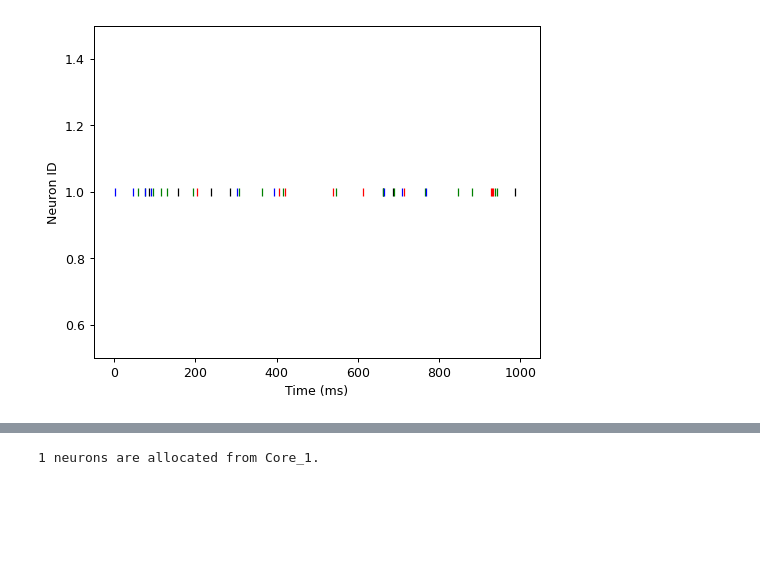
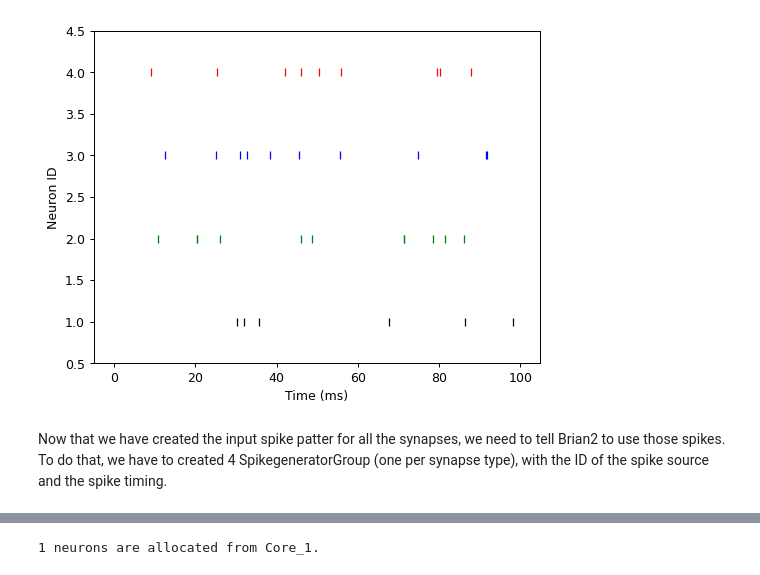
Before and after one commit to ferqui/ARCANA, a Jupyter notebook: docs/examples/dynapse.ipynb, the cells around one changed output, grey strips where cells are left out. Cells and saved outputs as stored; diff of their text form; code cells hidden in the pictures; blank space fills up the shorter version.

```diff
--- a/docs/examples/dynapse.ipynb
+++ b/docs/examples/dynapse.ipynb
@@ -29,14 +38,8 @@ mpl.rcParams["figure.dpi"] = 90
 # %%
-import torch
-import torch.nn as nn
-from DynapSEtorch.model import AdexLIF
-from equations.dynapse_eq import *
-from parameters.dynapse_param import *
-
 # C++ code generation for faster spiking network simulation
 set_device("cpp_standalone")
 # Ignore Brian2 base warnings
 BrianLogger.suppress_name("base")
 # The clock of Brian2 simulation for numerically solve ODEs
-torchtimestep = 0.1 * 1e-3
+torchtimestep = 100 * 1e-6  # 100us
 defaultclock.dt = torchtimestep * second
@@ -43,54 +50,31 @@ defaultclock.dt = torchtimestep * second
 # %%
-# Input Generator
-##################
-# TODO:
-# - Play with different input spike patterns by changing input_type (optional).
-#
 # Parameters
-input_type = "poisson"  # 'regular', 'poisson' or 'cosine' (Default: poisson)
 pulse_start = 0  # second - Start time of input (Default: 0)
-pulse_stop = 1  # second - Stop time of input (Default: 5)
-inp_duration = 0.1  # second - Simulation duration (Default: 5)
-rate = 100  # Hz or rad/sec - Spiking rate (Default: 80 Hz for regular, 100 Hz for poission, 2 rad/sec for cosine)
+pulse_stop = 1  # second - Stop time of input (Default: 1)
+inp_duration = 0.1  # second - Simulation duration (Default: 100ms)
+rate = 80  # Hz - Spiking rate (Default: 100 Hz)
 ##################
 
-if input_type == "regular":
+prob = rate * torchtimestep
+mask = torch.rand(4, int(inp_duration / torchtimestep))
+spikes = torch.zeros(4, int(inp_duration / torchtimestep))
+spikes[mask < prob] = 1.0
+spikes[: pulse_start * int(1 / torchtimestep)] = 0
+spikes[pulse_stop * int(1 / torchtimestep) :] = 0
 
-    spikes = torch.zeros(int(inp_duration / torchtimestep))
-    dt = int((1 / torchtimestep) / rate)
-    spikes[
-        pulse_start * int(1 / torchtimestep) : pulse_stop * int(1 / torchtimestep) : dt
-    ] = 1.0
-
-if input_type == "poisson":
-
-    prob = rate * torchtimestep
-    mask = torch.rand(4, int(inp_duration / torchtimestep))
-    spikes = torch.zeros(4, int(inp_duration / torchtimestep))
-    spikes[mask < prob] = 1.0
-    spikes[: pulse_start * int(1 / torchtimestep)] = 0
-    spikes[pulse_stop * int(1 / torchtimestep) :] = 0
-
-if input_type == "cosine":
-
-    spikes = np.zeros(inp_duration * 1000)
-    time = np.linspace(0, inp_duration, inp_duration * 1000)
-    co = np.cos(2 * np.pi * rate * time)
-    mask = 20 * np.random.rand(inp_duration * 1000)
-    spikes[mask < co] = 1.0
-    spikes[: pulse_start * 1000] = 0
-    spikes[pulse_stop * 1000 :] = 0
-
-plt.plot(spikes[0], "k|")
-plt.plot(spikes[1], "g|")
-plt.plot(spikes[2], "b|")
-plt.plot(spikes[3], "r|")
+timeduration = np.arange(int(inp_duration / torchtimestep)) * torchtimestep * 1e3
+plt.plot(timeduration, spikes[0], "k|")
+plt.plot(timeduration, spikes[1] * 2, "g|")
+plt.plot(timeduration, spikes[2] * 3, "b|")
+plt.plot(timeduration, spikes[3] * 4, "r|")
 plt.xlabel("Time (ms)")
 plt.ylabel("Neuron ID")
-plt.ylim(0.5, 1.5)
+plt.ylim(0.5, 4.5)
 plt.show()
 # %% [output]
-[figure, old version]
+[figure, new version]
+# %% [markdown]
+Now that we have created the input spike patter for all the synapses, we need to tell Brian2 to use those spikes. To do that, we have to created 4 SpikegeneratorGroup (one per synapse type), with the ID of the spike source and the spike timing.
 # %%
 # Reinitialize the device
 device.reinit()
```
Also changed, not shown: parts of 20 cells of this notebook, 3 other files.
